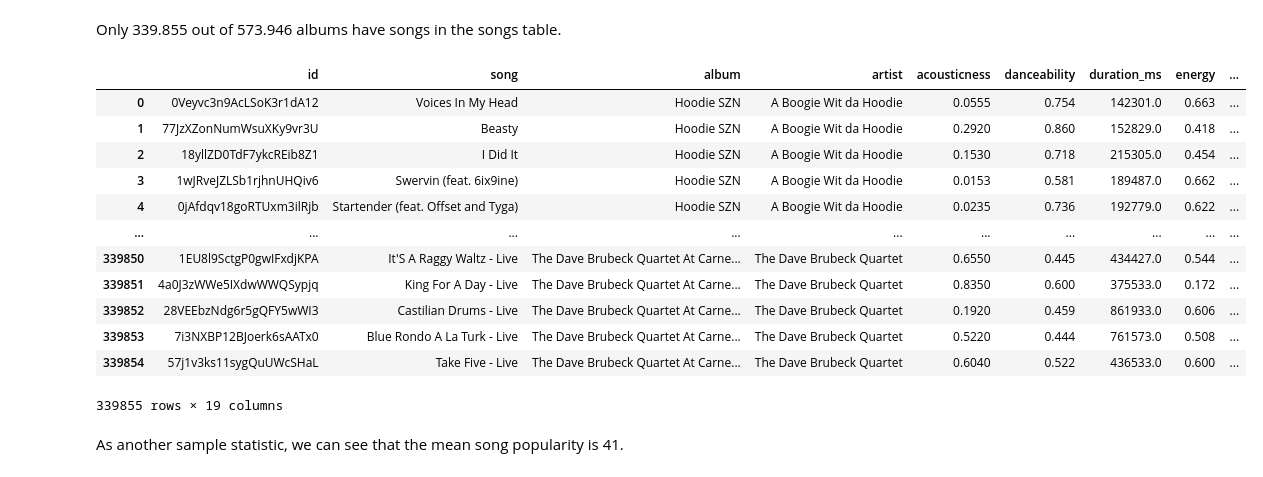
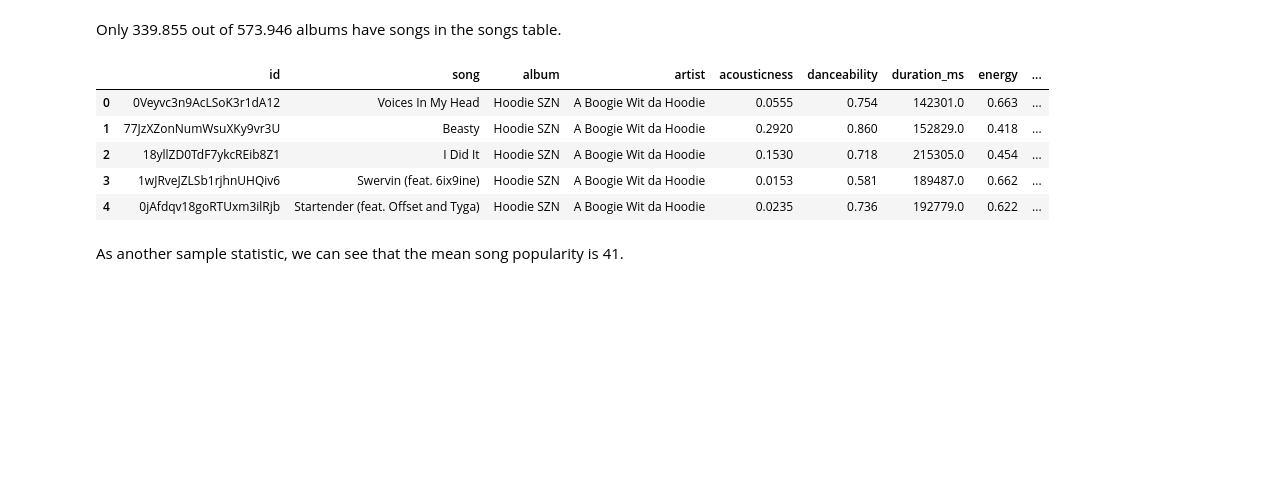
Before and after one commit to nantoniou/Analyzing-Music, a Jupyter notebook: song_analysis.ipynb, the cells around one changed output. Drawn from its saved outputs; the diff is of its cells as text; code cells hidden in the pictures; blank space fills up the shorter version.

```diff
--- a/song_analysis.ipynb
+++ b/song_analysis.ipynb
@@ -80,21 +73,14 @@ albums
 # %% [markdown]
 Only 339.855 out of 573.946 albums have songs in the songs table.
 # %%
-data2.loc[data2.album.isin(albums.album)]
+data2.loc[data2.album.isin(albums.album)].head()
 # %% [output]
 |  | id | song | album | artist | acousticness | danceability | duration_ms | energy | ... |
 | 0 | 0Veyvc3n9AcLSoK3r1dA12 | Voices In My Head | Hoodie SZN | A Boogie Wit da Hoodie | 0.0555 | 0.754 | 142301.0 | 0.663 | ... |
 | 1 | 77JzXZonNumWsuXKy9vr3U | Beasty | Hoodie SZN | A Boogie Wit da Hoodie | 0.2920 | 0.860 | 152829.0 | 0.418 | ... |
 | 2 | 18yllZD0TdF7ykcREib8Z1 | I Did It | Hoodie SZN | A Boogie Wit da Hoodie | 0.1530 | 0.718 | 215305.0 | 0.454 | ... |
 | 3 | 1wJRveJZLSb1rjhnUHQiv6 | Swervin (feat. 6ix9ine) | Hoodie SZN | A Boogie Wit da Hoodie | 0.0153 | 0.581 | 189487.0 | 0.662 | ... |
 | 4 | 0jAfdqv18goRTUxm3ilRjb | Startender (feat. Offset and Tyga) | Hoodie SZN | A Boogie Wit da Hoodie | 0.0235 | 0.736 | 192779.0 | 0.622 | ... |
-| ... | ... | ... | ... | ... | ... | ... | ... | ... | ... |
-| 339850 | 1EU8l9SctgP0gwIFxdjKPA | It'S A Raggy Waltz - Live | The Dave Brubeck Quartet At Carne... | The Dave Brubeck Quartet | 0.6550 | 0.445 | 434427.0 | 0.544 | ... |
-| 339851 | 4a0J3zWWe5IXdwWWQSypjq | King For A Day - Live | The Dave Brubeck Quartet At Carne... | The Dave Brubeck Quartet | 0.8350 | 0.600 | 375533.0 | 0.172 | ... |
-| 339852 | 28VEEbzNdg6r5gQFY5wWI3 | Castilian Drums - Live | The Dave Brubeck Quartet At Carne... | The Dave Brubeck Quartet | 0.1920 | 0.459 | 861933.0 | 0.606 | ... |
-| 339853 | 7i3NXBP12BJoerk6sAATx0 | Blue Rondo A La Turk - Live | The Dave Brubeck Quartet At Carne... | The Dave Brubeck Quartet | 0.5220 | 0.444 | 761573.0 | 0.508 | ... |
-| 339854 | 57j1v3ks11sygQuUWcSHaL | Take Five - Live | The Dave Brubeck Quartet At Carne... | The Dave Brubeck Quartet | 0.6040 | 0.522 | 436533.0 | 0.600 | ... |
-339855 rows × 19 columns
 # %% [markdown]
 As another sample statistic, we can see that the mean song popularity is 41.
 # %%
```
Also changed, not shown: parts of 8 cells of this notebook, 1 other file.
